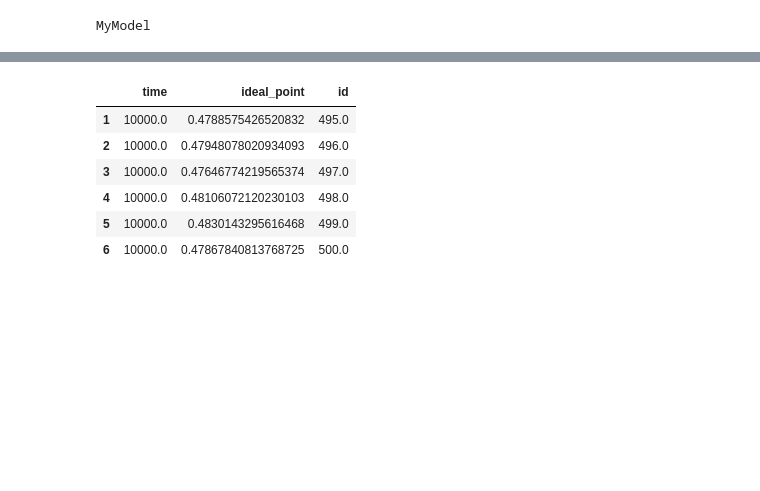
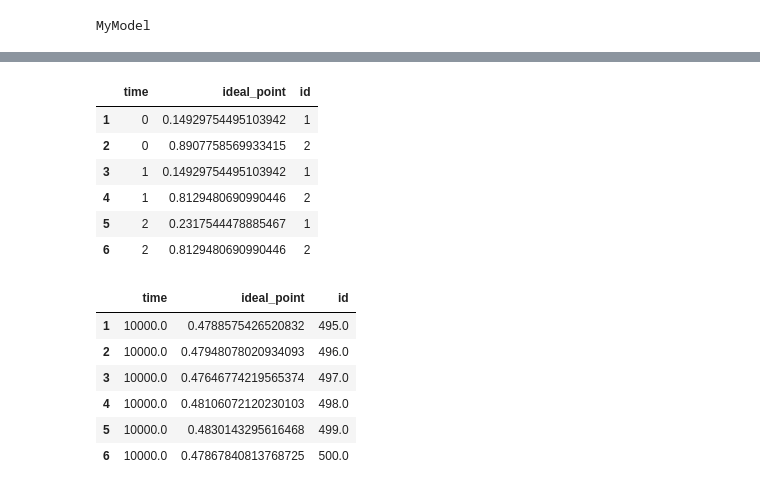
Before and after one commit to marcelovmaciel/Projeto, a Jupyter notebook: simulation_scripts/Bayesian-OD/analyzejl.ipynb, the cells around one changed output, grey strips where cells are left out. Cells and saved outputs as stored; diff of their text form; code cells hidden in the pictures; blank space fills up the shorter version.

```diff
--- a/simulation_scripts/Bayesian-OD/analyzejl.ipynb
+++ b/simulation_scripts/Bayesian-OD/analyzejl.ipynb
@@ -17,5 +13,14 @@ INFO: Precompiling module Seaborn.
 # %%
-result = run_simulation_v2(n_issues = 3, size_nw = 500, p =  0.7, σ =  0.5, time =  100000);
+run_simulation_v2()
+# result = run_simulation_v2(n_issues = 3, size_nw = 500, p =  0.7, σ =  0.5, time =  100000)
+# %% [output]
+|  | time | ideal_point | id |
+| 1 | 0 | 0.14929754495103942 | 1 |
+| 2 | 0 | 0.8907758569933415 | 2 |
+| 3 | 1 | 0.14929754495103942 | 1 |
+| 4 | 1 | 0.8129480690990446 | 2 |
+| 5 | 2 | 0.2317544478885467 | 1 |
+| 6 | 2 | 0.8129480690990446 | 2 |
 # %%
 #head(result)
 #tail(result)
```
Also changed, not shown: parts of 2 cells of this notebook, 1 other file.
